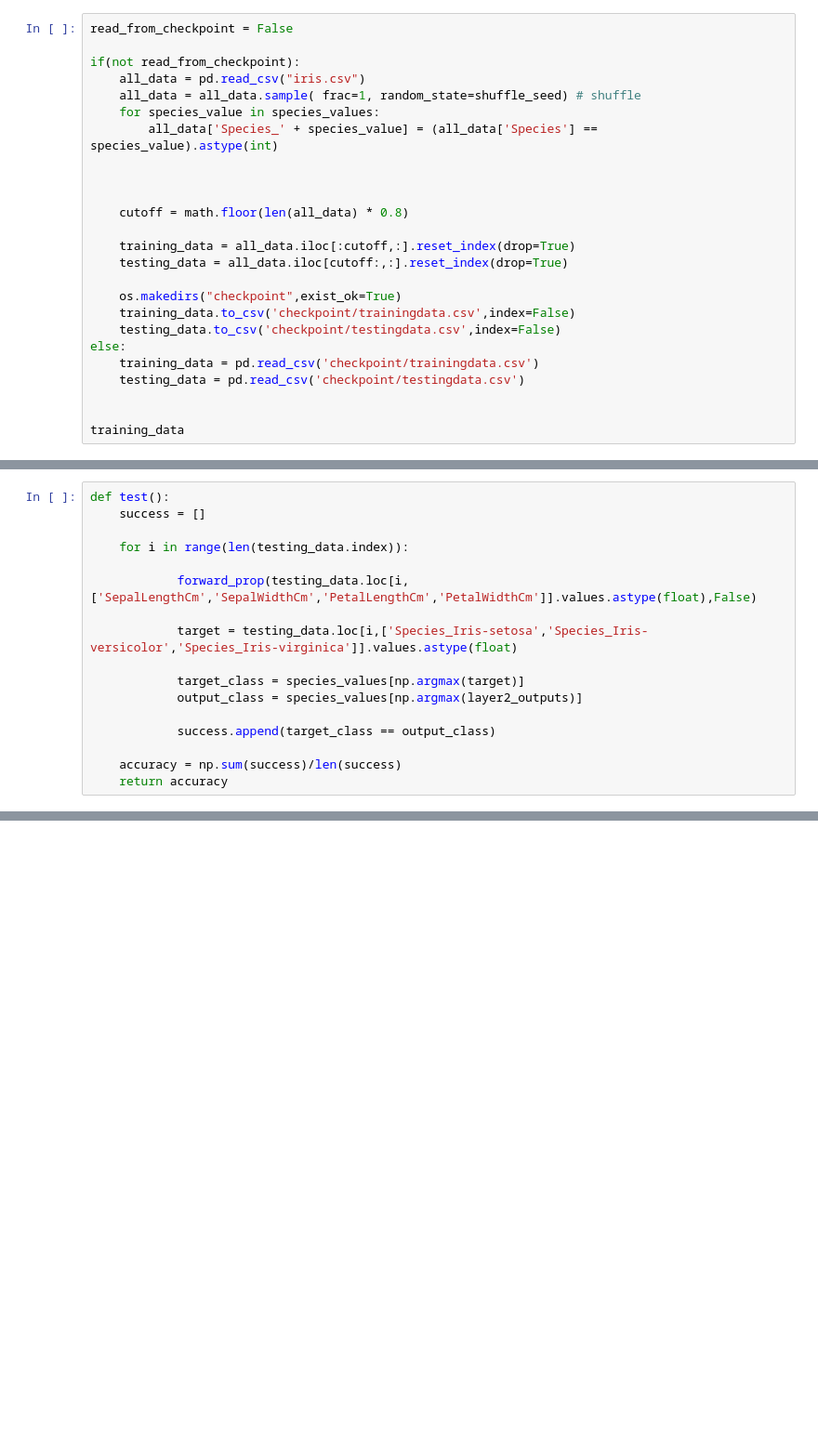
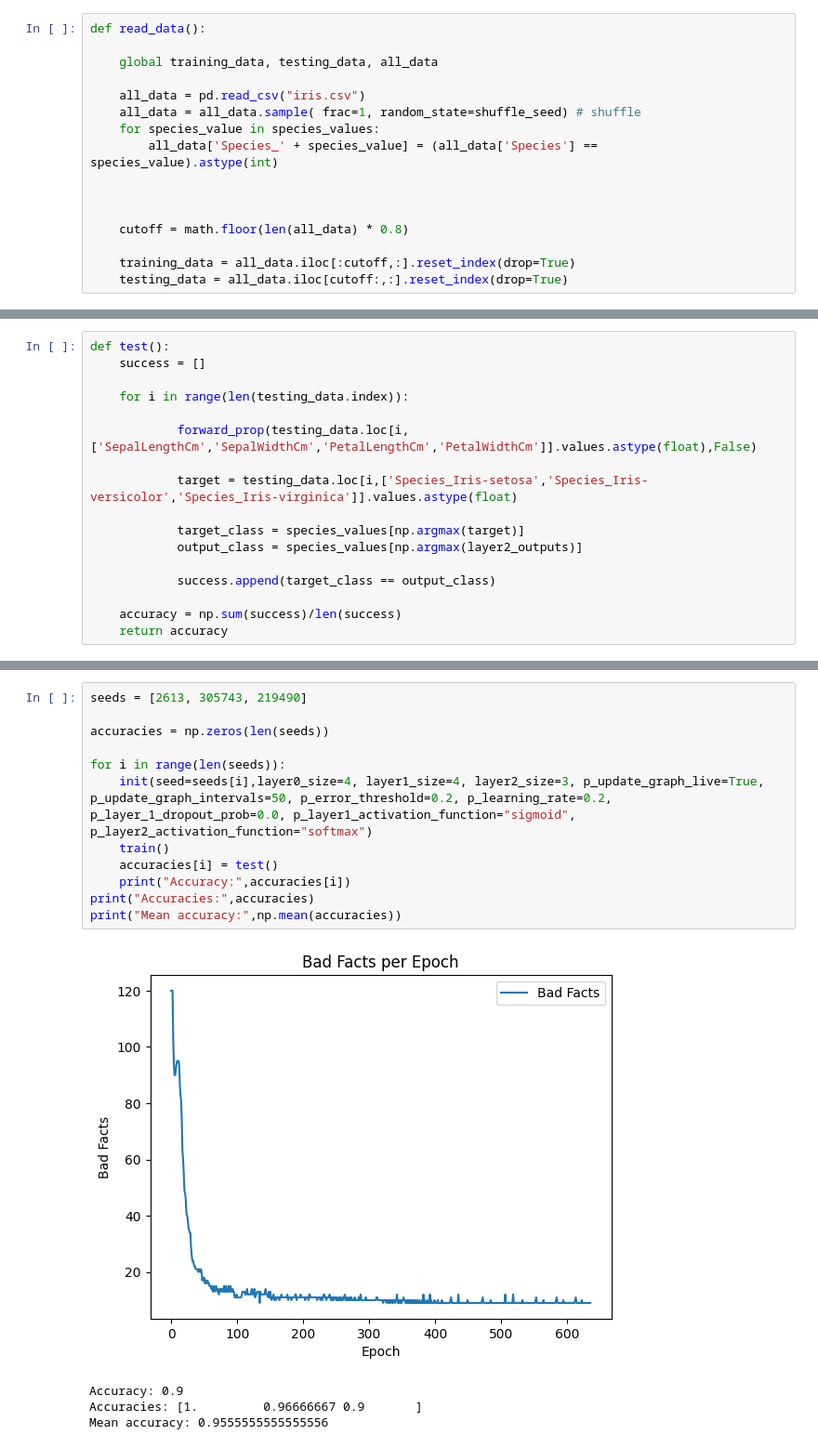
Before and after one commit to wayne1512/Iris-classification, a Jupyter notebook: Iris_classification_NN.ipynb, the cells around one changed output, grey strips where cells are left out. Shown at 93% size. Cells and saved outputs as stored; diff of their text form; blank space fills up the shorter version.

```diff
--- a/Iris_classification_NN.ipynb
+++ b/Iris_classification_NN.ipynb
@@ -68,7 +63,8 @@ shuffle_seed = np.random.randint(0,1000000) # shuffle seed for reproducibility
 # %%
-read_from_checkpoint = False
+def read_data():
 
-if(not read_from_checkpoint):
+    global training_data, testing_data, all_data
+
     all_data = pd.read_csv("iris.csv")
     all_data = all_data.sample( frac=1, random_state=shuffle_seed) # shuffle
     for species_value in species_values:
@@ -80,13 +76,3 @@ if(not read_from_checkpoint):
 
     training_data = all_data.iloc[:cutoff,:].reset_index(drop=True)
     testing_data = all_data.iloc[cutoff:,:].reset_index(drop=True)
-
-    os.makedirs("checkpoint",exist_ok=True)
-    training_data.to_csv('checkpoint/trainingdata.csv',index=False)
-    testing_data.to_csv('checkpoint/testingdata.csv',index=False)
-else:
-    training_data = pd.read_csv('checkpoint/trainingdata.csv')
-    testing_data = pd.read_csv('checkpoint/testingdata.csv')
-
-
-training_data
@@ -301,0 +344,17 @@ Accuracy: 1.0
+# %%
+seeds = [2613, 305743, 219490]
+
+accuracies = np.zeros(len(seeds))
+
+for i in range(len(seeds)):
+    init(seed=seeds[i],layer0_size=4, layer1_size=4, layer2_size=3, p_update_graph_live=True, p_update_graph_intervals=50, p_error_threshold=0.2, p_learning_rate=0.2, p_layer_1_dropout_prob=0.0, p_layer1_activation_function="sigmoid", p_layer2_activation_function="softmax")
+    train()
+    accuracies[i] = test()
+    print("Accuracy:",accuracies[i])
+print("Accuracies:",accuracies)
+print("Mean accuracy:",np.mean(accuracies))
+# %% [output]
+[figure, added]
+Accuracy: 0.9
+Accuracies: [1.         0.96666667 0.9       ]
+Mean accuracy: 0.9555555555555556
```
Also changed, not shown: parts of 13 cells of this notebook, 2 other files.
